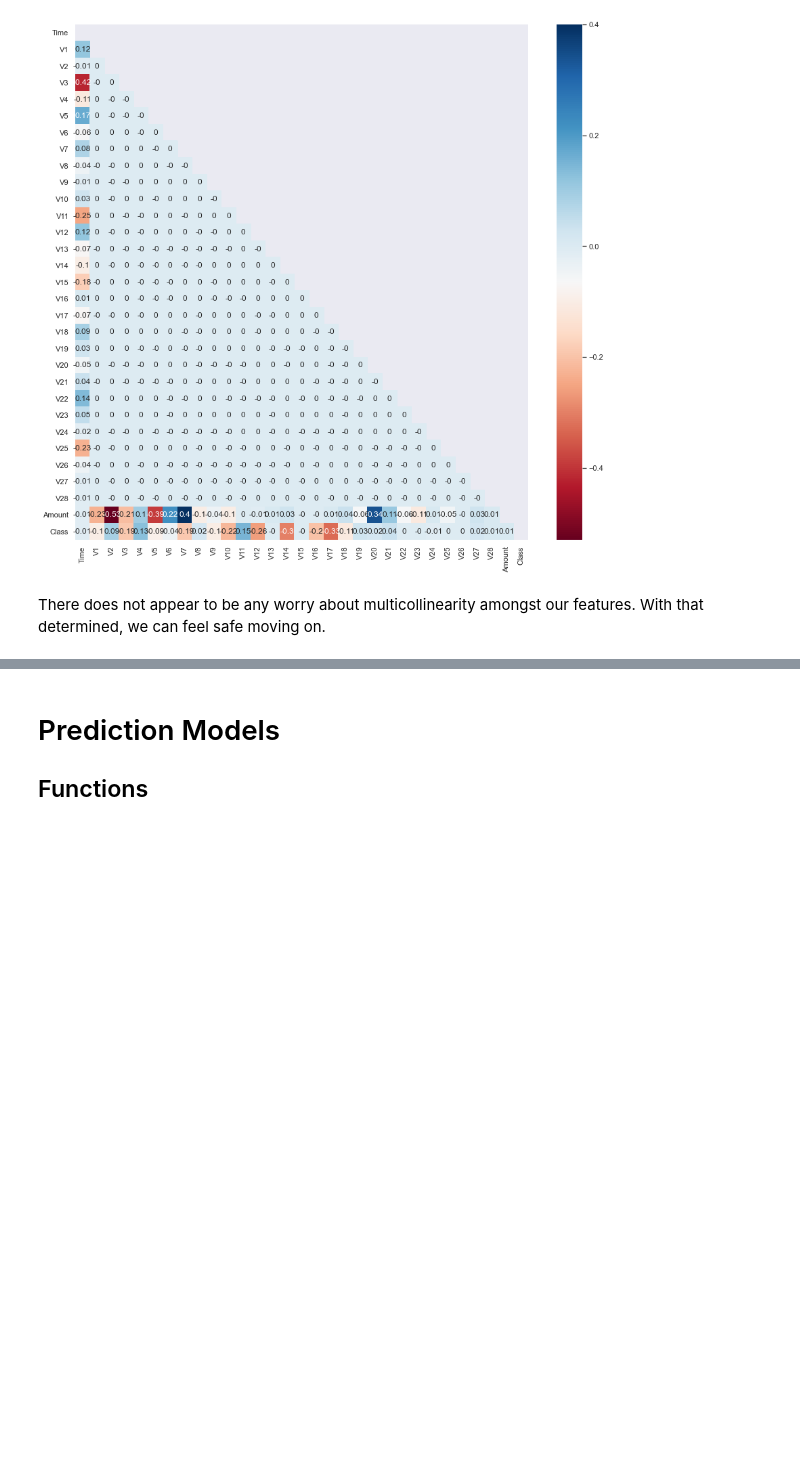
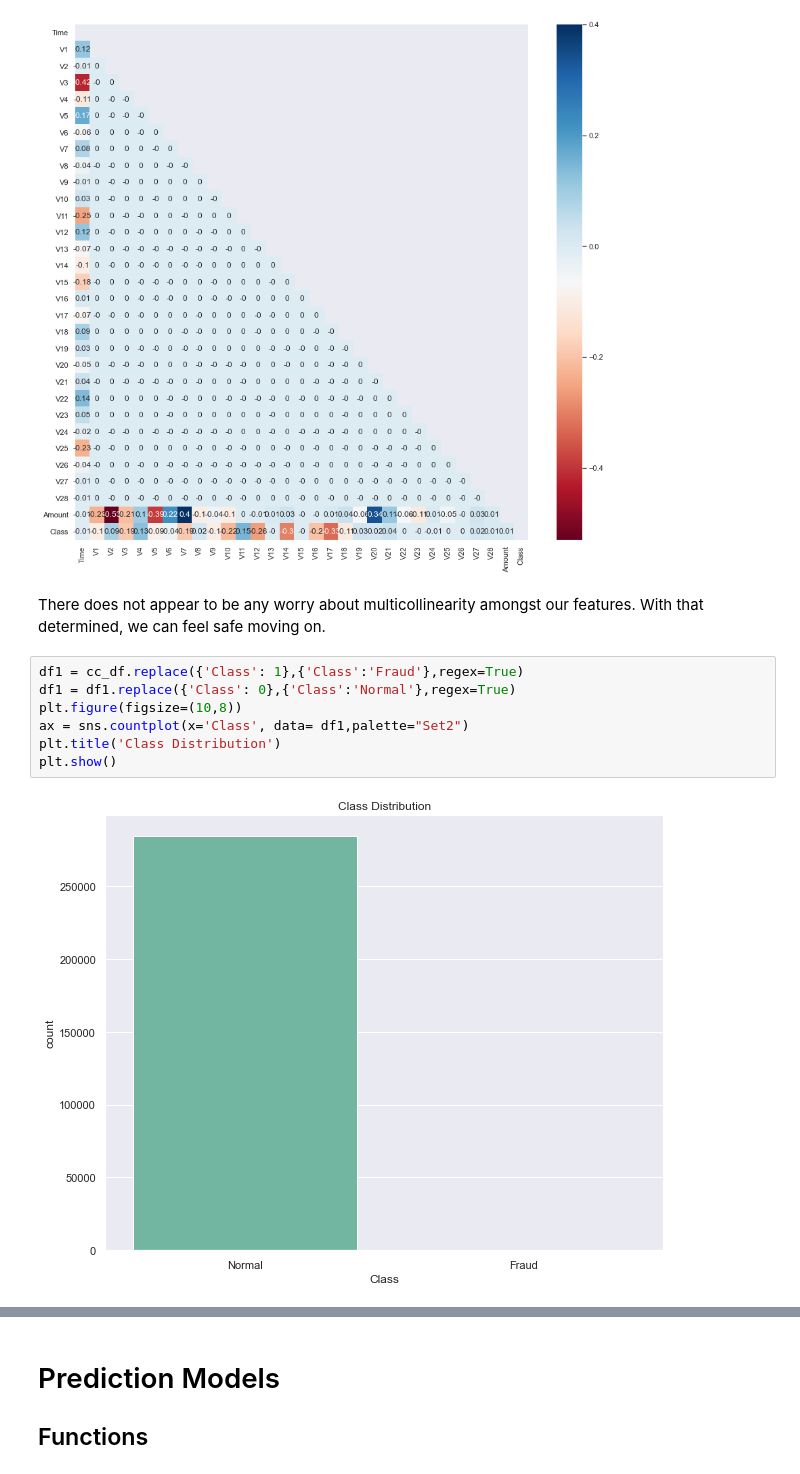
Before and after one commit to Lionslicer-Coding/mod3project, a Jupyter notebook: index.ipynb, the cells around one changed output, grey strips where cells are left out. Drawn from its saved outputs; the diff is of its cells as text; blank space fills up the shorter version.

Commit message:
added more visualizations, switched around some code

```diff
--- a/index.ipynb
+++ b/index.ipynb
@@ -139,3 +139,12 @@ sns.heatmap(data=correlation_matrix, cmap='RdBu', annot=True, mask=mask)
 [figure]
 # %% [markdown]
 There does not appear to be any worry about multicollinearity amongst our features. With that determined, we can feel safe moving on.
+# %%
+df1 = cc_df.replace({'Class': 1},{'Class':'Fraud'},regex=True)
+df1 = df1.replace({'Class': 0},{'Class':'Normal'},regex=True)
+plt.figure(figsize=(10,8))
+ax = sns.countplot(x='Class', data= df1,palette="Set2")
+plt.title('Class Distribution')
+plt.show()
+# %% [output]
+[figure, added]
```
Also changed, not shown: parts of 10 cells of this notebook.
